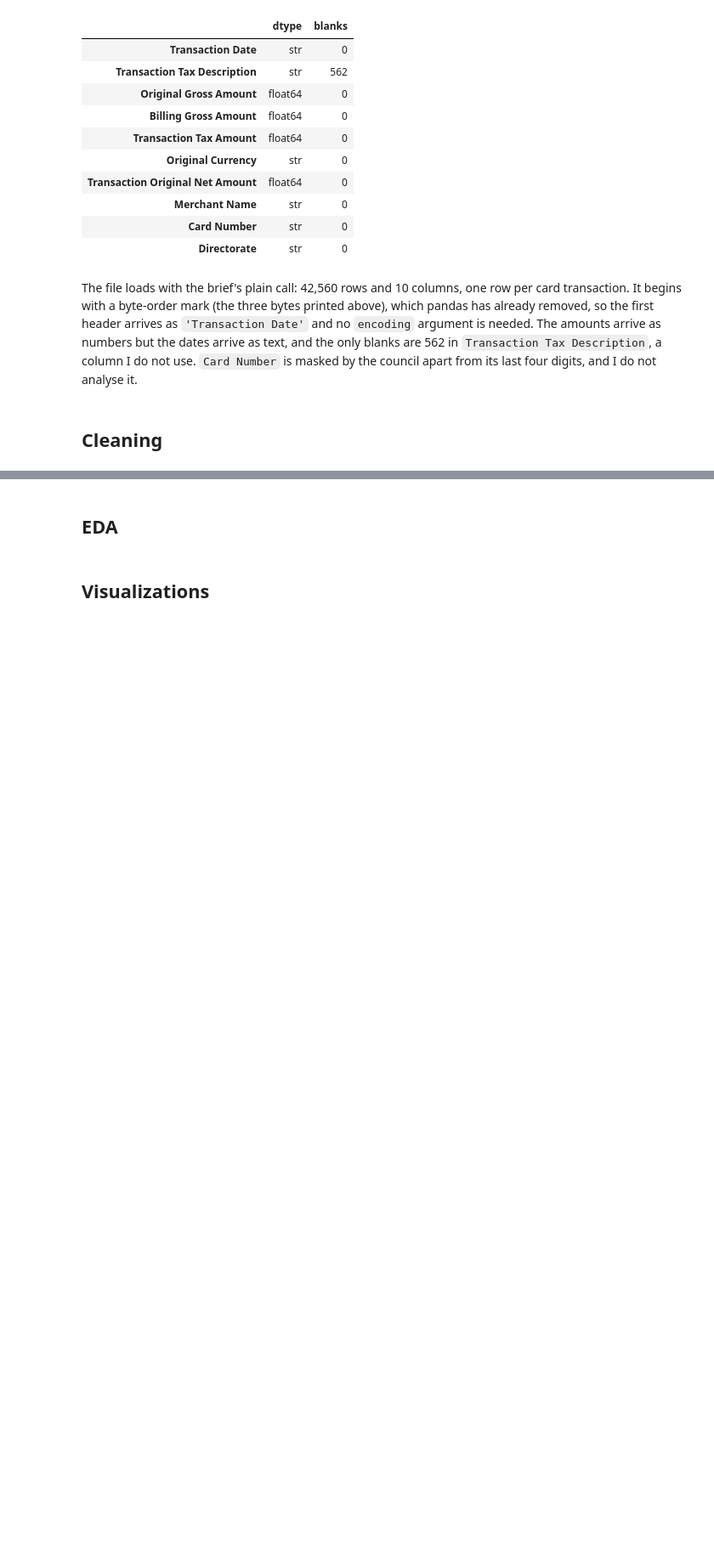
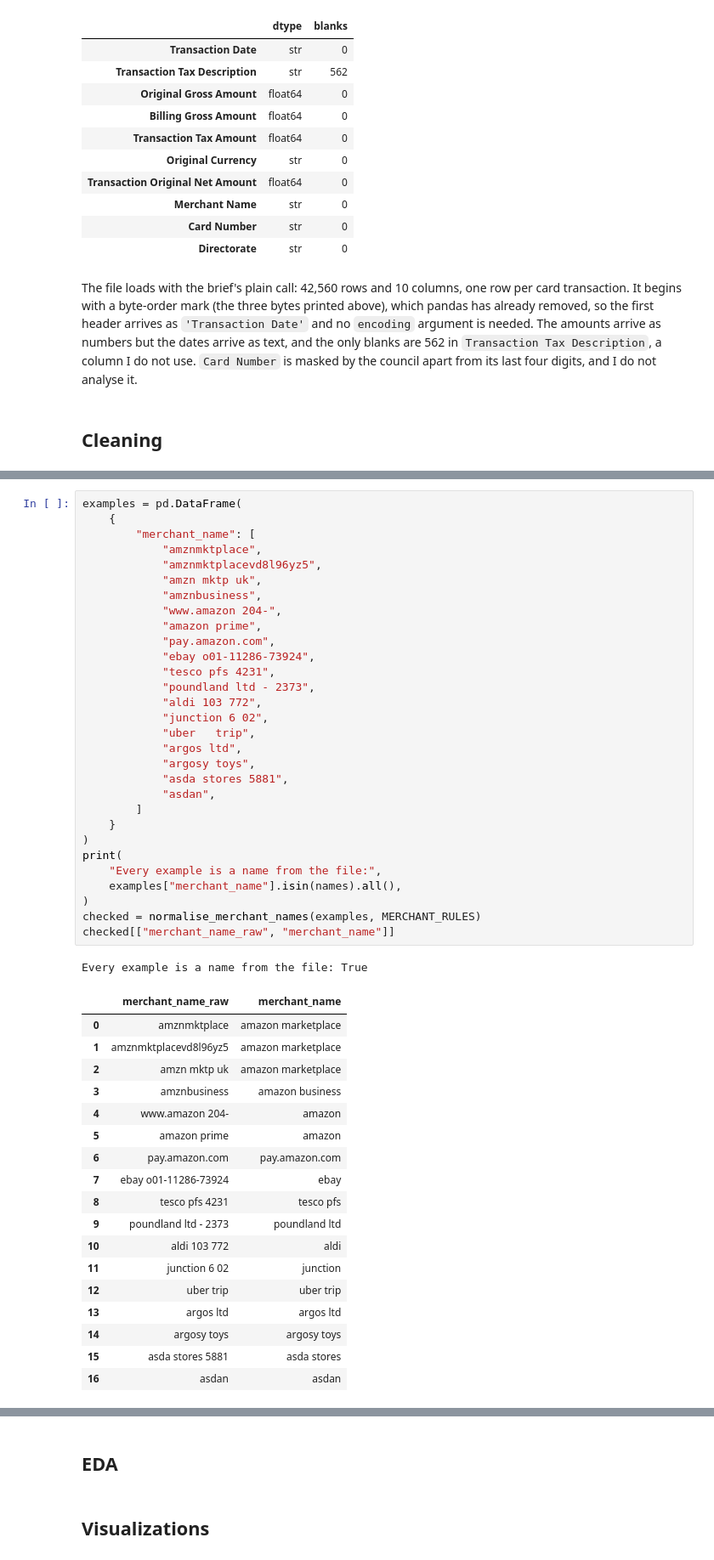
Before and after one commit to PaddyGilliland1/ai-programming-foundations-project, a Jupyter notebook: data_workflow.ipynb, the cells around one changed output, grey strips where cells are left out. Shown at 85% size. Drawn from its saved outputs; the diff is of its cells as text; blank space fills up the shorter version.

```diff
--- a/data_workflow.ipynb
+++ b/data_workflow.ipynb
@@ -59,0 +232,50 @@ The file loads with the brief's plain call: 42,560 rows and 10 columns, one row
+# %%
+examples = pd.DataFrame(
+    {
+        "merchant_name": [
+            "amznmktplace",
+            "amznmktplacevd8l96yz5",
+            "amzn mktp uk",
+            "amznbusiness",
+            "www.amazon 204-",
+            "amazon prime",
+            "pay.amazon.com",
+            "ebay o01-11286-73924",
+            "tesco pfs 4231",
+            "poundland ltd - 2373",
+            "aldi 103 772",
+            "junction 6 02",
+            "uber   trip",
+            "argos ltd",
+            "argosy toys",
+            "asda stores 5881",
+            "asdan",
+        ]
+    }
+)
+print(
+    "Every example is a name from the file:",
+    examples["merchant_name"].isin(names).all(),
+)
+checked = normalise_merchant_names(examples, MERCHANT_RULES)
+checked[["merchant_name_raw", "merchant_name"]]
+# %% [output]
+Every example is a name from the file: True
+|  | merchant_name_raw | merchant_name |
+| 0 | amznmktplace | amazon marketplace |
+| 1 | amznmktplacevd8l96yz5 | amazon marketplace |
+| 2 | amzn mktp uk | amazon marketplace |
+| 3 | amznbusiness | amazon business |
+| 4 | www.amazon 204- | amazon |
+| 5 | amazon prime | amazon |
+| 6 | pay.amazon.com | pay.amazon.com |
+| 7 | ebay o01-11286-73924 | ebay |
+| 8 | tesco pfs 4231 | tesco pfs |
+| 9 | poundland ltd - 2373 | poundland ltd |
+| 10 | aldi 103 772 | aldi |
+| 11 | junction 6 02 | junction |
+| 12 | uber trip | uber trip |
+| 13 | argos ltd | argos ltd |
+| 14 | argosy toys | argosy toys |
+| 15 | asda stores 5881 | asda stores |
+| 16 | asdan | asdan |
```
Also changed, not shown: parts of 14 cells of this notebook.
